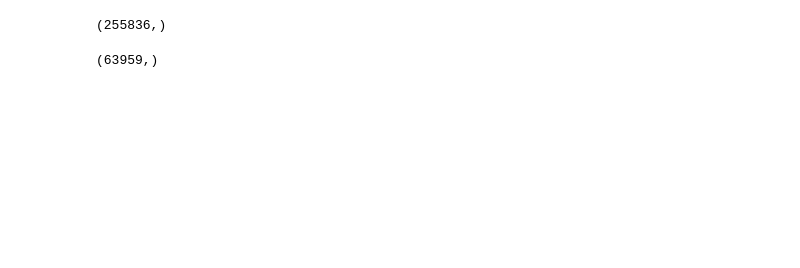
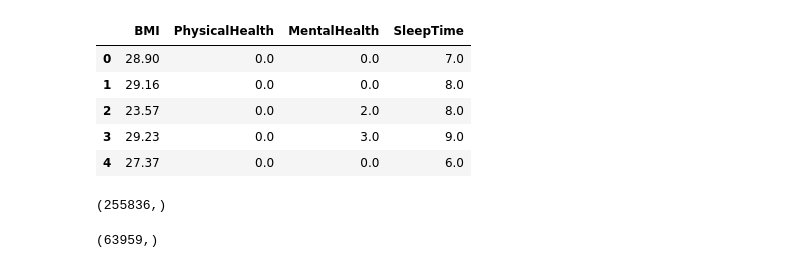
Before and after one commit to rabihaggle/DataScientist, a Jupyter notebook: arboldecision.ipynb, the cells around one changed output. Drawn from its saved outputs; the diff is of its cells as text; code cells hidden in the pictures; blank space fills up the shorter version.

```diff
--- a/arboldecision.ipynb
+++ b/arboldecision.ipynb
@@ -41,3 +51,12 @@ y = df['HeartDisease']
+# %%
+X.head()
+# %% [output]
+|  | BMI | PhysicalHealth | MentalHealth | SleepTime |
+| 0 | 28.90 | 0.0 | 0.0 | 7.0 |
+| 1 | 29.16 | 0.0 | 0.0 | 8.0 |
+| 2 | 23.57 | 0.0 | 2.0 | 8.0 |
+| 3 | 29.23 | 0.0 | 3.0 | 9.0 |
+| 4 | 27.37 | 0.0 | 0.0 | 6.0 |
 # %%
 #Importamos la libreria para separar en train y test
 from sklearn.model_selection import train_test_split
```
Also changed, not shown: parts of 8 cells of this notebook, 2 other files.
